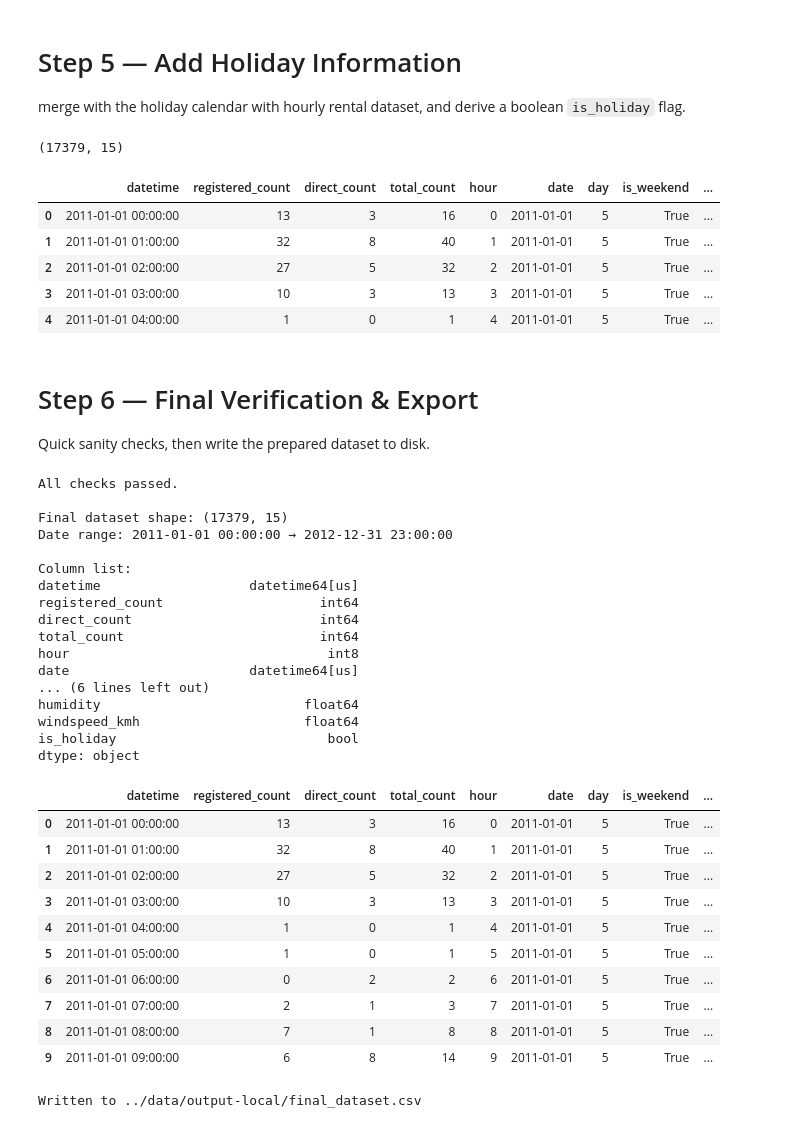
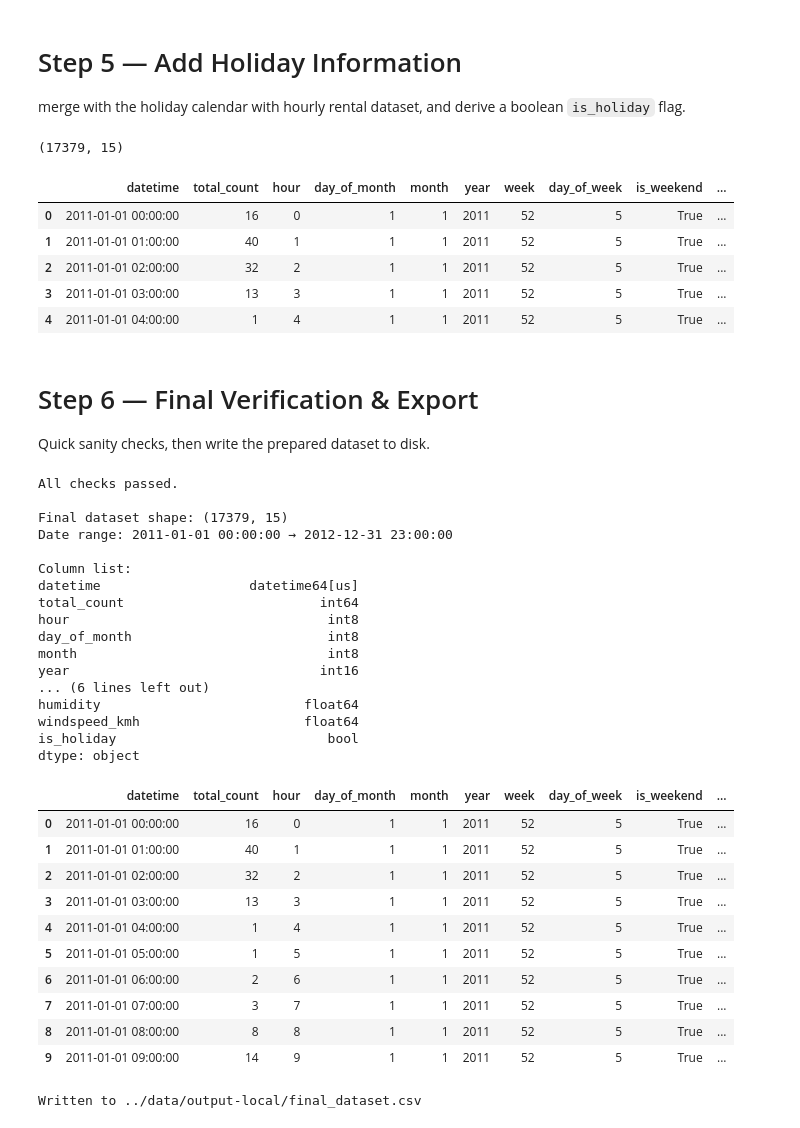
Before and after one commit to krishirajsinhpuwar/ML-MLOps, a Jupyter notebook: Project2B/notebooks/00_processing_clean_data.ipynb, the cells around one changed output. Drawn from its saved outputs; the diff is of its cells as text; code cells hidden in the pictures.

Commit message:
Refactor preprocessing clean dataset preparation and feature engineering, added .gitignore file to ignore output data

```diff
--- a/Project2B/notebooks/processing_clean_data.ipynb
+++ b/Project2B/notebooks/00_processing_clean_data.ipynb
@@ -152,15 +152,13 @@ direct_hourly.rename(columns={"date_hour": "datetime"}, inplace=True)
 hourly_rentals = pd.merge(
     registered_hourly, direct_hourly, on="datetime", how="outer"
 ).fillna(0)
-hourly_rentals["registered_count"] = hourly_rentals["registered_count"].astype(
-    int
-)
-hourly_rentals["direct_count"] = hourly_rentals["direct_count"].astype(int)
 hourly_rentals["total_count"] = (
-    hourly_rentals["registered_count"] + hourly_rentals["direct_count"]
+    hourly_rentals["registered_count"].astype(int) + hourly_rentals["direct_count"].astype(int)
 )
 hourly_rentals = hourly_rentals.sort_values("datetime").reset_index(drop=True)
 
+hourly_rentals.drop(columns=["registered_count", "direct_count"], inplace=True)
+
 print(hourly_rentals.shape)
 hourly_rentals.head()
 # %% [output]
@@ -185,20 +186,16 @@ Derive temporal features from the timestamp. These give the model signals about
 df = hourly_rentals.copy()
 
 df["hour"] = df["datetime"].dt.hour.astype("int8")  # 0–23
+df["day_of_month"] = df["datetime"].dt.day.astype("int8")  # 1–31
+df["month"] = df["datetime"].dt.month.astype("int8")  # 1–12
+df["year"] = df["datetime"].dt.year.astype("int16")  # e.g. 2018
+df["week"] = df["datetime"].dt.isocalendar().week.astype("int8")  # 1–52
+df["day_of_week"] = df["datetime"].dt.dayofweek.astype("int8")  # 0=Monday, 6=Sunday
+df["is_weekend"] = df["day_of_week"] >= 5  # Saturday or Sunday
+
 df["date"] = df["datetime"].dt.date.astype(
     "datetime64[us]"
 )  # calendar date, for holiday join
-df["day"] = df["datetime"].dt.dayofweek.astype("int8")  # 0=Monday, 6=Sunday
-df["is_weekend"] = df["day"] >= 5  # Saturday or Sunday
-
-# Coarse time-of-day bucket. Encoded as int (not a categorical string) so the
-# column round-trips cleanly through CSV and stays model-ready.
-# 0=night [0-5], 1=morning [6-11], 2=afternoon [12-17], 3=evening [18-23]
-df["time_of_day"] = pd.cut(
-    df["hour"],
-    bins=[-1, 5, 11, 17, 23],
-    labels=[0, 1, 2, 3],
-).astype("int8")
 
 print(df.shape)
 df.head()
@@ -237,17 +234,18 @@ df = pd.merge(df, holidays, on="date", how="left")
 # Convert to boolean flag and drop the raw name + helper date column
 df["is_holiday"] = df["holiday"].notna()
 df = df.drop(columns=["holiday"])
+df = df.drop(columns=["date"])
 
 print(df.shape)
 df.head()
 # %% [output]
 (17379, 15)
-|  | datetime | registered_count | direct_count | total_count | hour | date | day | is_weekend | ... |
-| 0 | 2011-01-01 00:00:00 | 13 | 3 | 16 | 0 | 2011-01-01 | 5 | True | ... |
-| 1 | 2011-01-01 01:00:00 | 32 | 8 | 40 | 1 | 2011-01-01 | 5 | True | ... |
-| 2 | 2011-01-01 02:00:00 | 27 | 5 | 32 | 2 | 2011-01-01 | 5 | True | ... |
-| 3 | 2011-01-01 03:00:00 | 10 | 3 | 13 | 3 | 2011-01-01 | 5 | True | ... |
-| 4 | 2011-01-01 04:00:00 | 1 | 0 | 1 | 4 | 2011-01-01 | 5 | True | ... |
+|  | datetime | total_count | hour | day_of_month | month | year | week | day_of_week | is_weekend | ... |
+| 0 | 2011-01-01 00:00:00 | 16 | 0 | 1 | 1 | 2011 | 52 | 5 | True | ... |
+| 1 | 2011-01-01 01:00:00 | 40 | 1 | 1 | 1 | 2011 | 52 | 5 | True | ... |
+| 2 | 2011-01-01 02:00:00 | 32 | 2 | 1 | 1 | 2011 | 52 | 5 | True | ... |
+| 3 | 2011-01-01 03:00:00 | 13 | 3 | 1 | 1 | 2011 | 52 | 5 | True | ... |
+| 4 | 2011-01-01 04:00:00 | 1 | 4 | 1 | 1 | 2011 | 52 | 5 | True | ... |
 # %% [markdown]
 # Step 6 — Final Verification & Export
 
@@ -255,46 +253,46 @@ Quick sanity checks, then write the prepared dataset to disk.
 # %%
 # Sanity checks
 assert df["datetime"].is_monotonic_increasing, "Hours are not sorted"
 assert df["datetime"].duplicated().sum() == 0, "Duplicate hours found"
 assert (
-    df[["registered_count", "direct_count", "total_count"]].ge(0).all().all()
+    df[["total_count"]].ge(0).all().all()
 ), "Negative counts found"
 
 print("All checks passed.")
 print(f"\nFinal dataset shape: {df.shape}")
 print(f"Date range: {df['datetime'].min()} → {df['datetime'].max()}")
 print(f"\nColumn list:\n{df.dtypes}")
 
 df.head(10)
 # %% [output]
 All checks passed.
 
 Final dataset shape: (17379, 15)
 Date range: 2011-01-01 00:00:00 → 2012-12-31 23:00:00
 
 Column list:
 datetime                   datetime64[us]
-registered_count                    int64
-direct_count                        int64
 total_count                         int64
 hour                                 int8
-date                       datetime64[us]
+day_of_month                         int8
+month                                int8
+year                                int16
 ... (6 lines left out)
 humidity                          float64
 windspeed_kmh                     float64
 is_holiday                           bool
 dtype: object
-|  | datetime | registered_count | direct_count | total_count | hour | date | day | is_weekend | ... |
-| 0 | 2011-01-01 00:00:00 | 13 | 3 | 16 | 0 | 2011-01-01 | 5 | True | ... |
-| 1 | 2011-01-01 01:00:00 | 32 | 8 | 40 | 1 | 2011-01-01 | 5 | True | ... |
-| 2 | 2011-01-01 02:00:00 | 27 | 5 | 32 | 2 | 2011-01-01 | 5 | True | ... |
-| 3 | 2011-01-01 03:00:00 | 10 | 3 | 13 | 3 | 2011-01-01 | 5 | True | ... |
-| 4 | 2011-01-01 04:00:00 | 1 | 0 | 1 | 4 | 2011-01-01 | 5 | True | ... |
-| 5 | 2011-01-01 05:00:00 | 1 | 0 | 1 | 5 | 2011-01-01 | 5 | True | ... |
-| 6 | 2011-01-01 06:00:00 | 0 | 2 | 2 | 6 | 2011-01-01 | 5 | True | ... |
-| 7 | 2011-01-01 07:00:00 | 2 | 1 | 3 | 7 | 2011-01-01 | 5 | True | ... |
-| 8 | 2011-01-01 08:00:00 | 7 | 1 | 8 | 8 | 2011-01-01 | 5 | True | ... |
-| 9 | 2011-01-01 09:00:00 | 6 | 8 | 14 | 9 | 2011-01-01 | 5 | True | ... |
+|  | datetime | total_count | hour | day_of_month | month | year | week | day_of_week | is_weekend | ... |
+| 0 | 2011-01-01 00:00:00 | 16 | 0 | 1 | 1 | 2011 | 52 | 5 | True | ... |
+| 1 | 2011-01-01 01:00:00 | 40 | 1 | 1 | 1 | 2011 | 52 | 5 | True | ... |
+| 2 | 2011-01-01 02:00:00 | 32 | 2 | 1 | 1 | 2011 | 52 | 5 | True | ... |
+| 3 | 2011-01-01 03:00:00 | 13 | 3 | 1 | 1 | 2011 | 52 | 5 | True | ... |
+| 4 | 2011-01-01 04:00:00 | 1 | 4 | 1 | 1 | 2011 | 52 | 5 | True | ... |
+| 5 | 2011-01-01 05:00:00 | 1 | 5 | 1 | 1 | 2011 | 52 | 5 | True | ... |
+| 6 | 2011-01-01 06:00:00 | 2 | 6 | 1 | 1 | 2011 | 52 | 5 | True | ... |
+| 7 | 2011-01-01 07:00:00 | 3 | 7 | 1 | 1 | 2011 | 52 | 5 | True | ... |
+| 8 | 2011-01-01 08:00:00 | 8 | 8 | 1 | 1 | 2011 | 52 | 5 | True | ... |
+| 9 | 2011-01-01 09:00:00 | 14 | 9 | 1 | 1 | 2011 | 52 | 5 | True | ... |
 # %%
 from pathlib import Path
 
```
Also changed, not shown: parts of 4 cells of this notebook, 4 other files.
